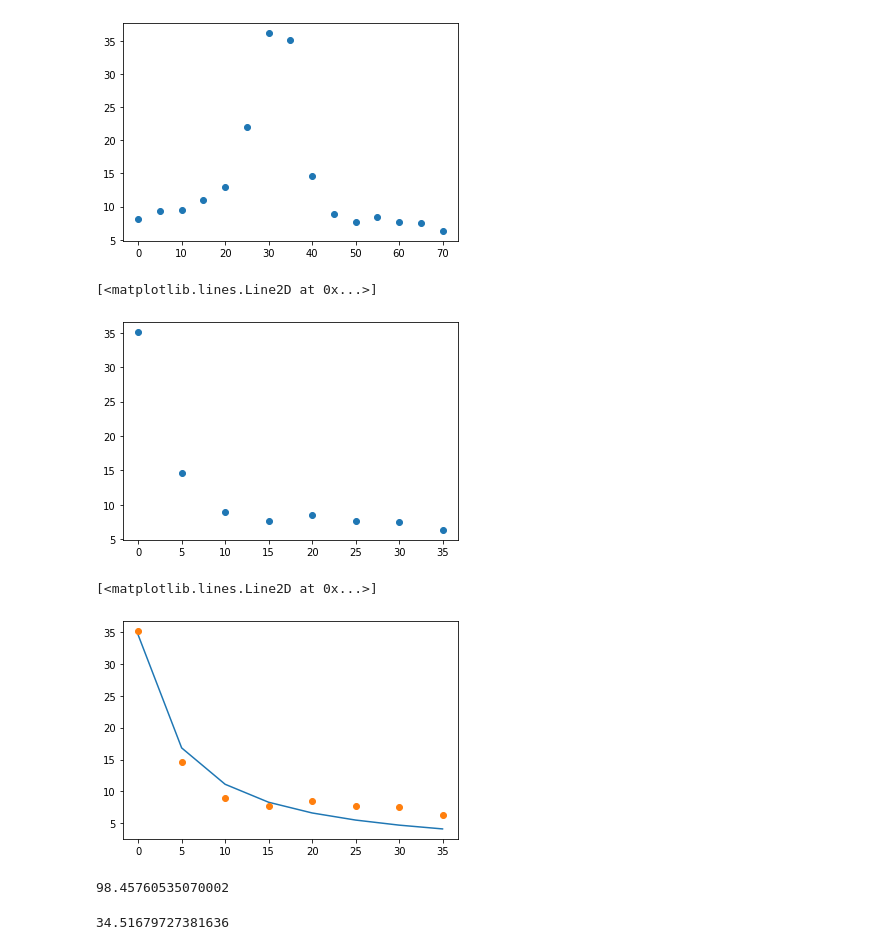
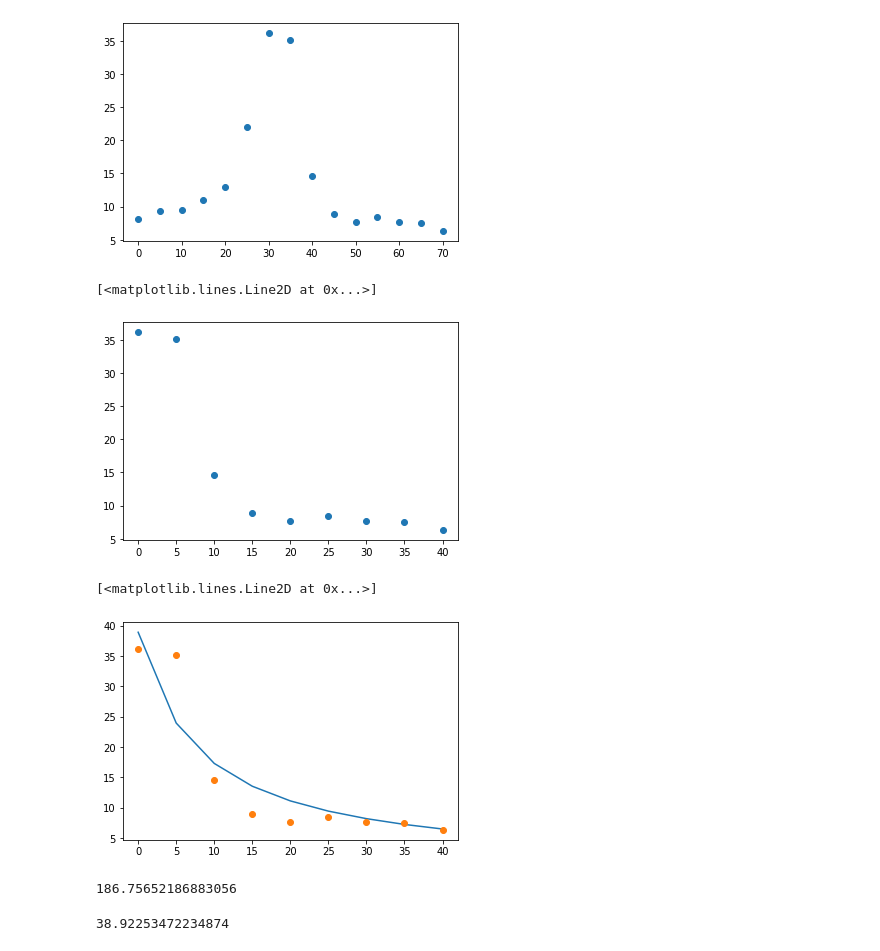
Before and after one commit to wilashfie/synth_spec, a Jupyter notebook: fit_iris.ipynb, the cells around one changed output. Drawn from its saved outputs; the diff is of its cells as text; code cells hidden in the pictures.

```diff
--- a/fit_iris.ipynb
+++ b/fit_iris.ipynb
@@ -155,12 +155,12 @@ plt.plot(tt,v_r[420:435],'o')
 [<matplotlib.lines.Line2D at 0x...>]
 [figure]
 # %%
-ttt = tt[7:]-tt[7]
-vr = v_r[427:435]
+ttt = tt[6:]-tt[6]
+vr = v_r[426:435]
 plt.plot(ttt,vr, 'o')
 # %% [output]
 [<matplotlib.lines.Line2D at 0x...>]
-[figure, old version]
+[figure, new version]
 # %%
 from scipy.optimize import curve_fit
 def u0_fit(t, *a):
@@ -173,13 +173,13 @@ plt.plot(ttt,u0_fit(ttt,*popt))
 plt.plot(ttt,vr,'o')
 # %% [output]
 [<matplotlib.lines.Line2D at 0x...>]
-[figure, old version]
+[figure, new version]
 # %%
 H = 0.6*popt[0]*popt[1]
 print(H)
 # %% [output]
-98.45760535070002
+186.75652186883056
 # %%
 popt[0]
 # %% [output]
-34.51679727381636
+38.92253472234874
```
Also changed, not shown: 1 other file.
